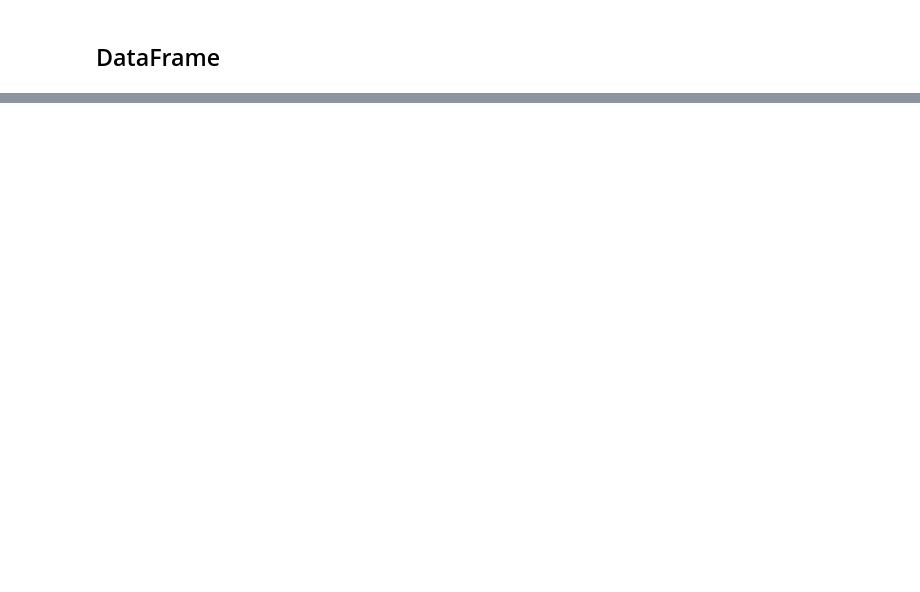
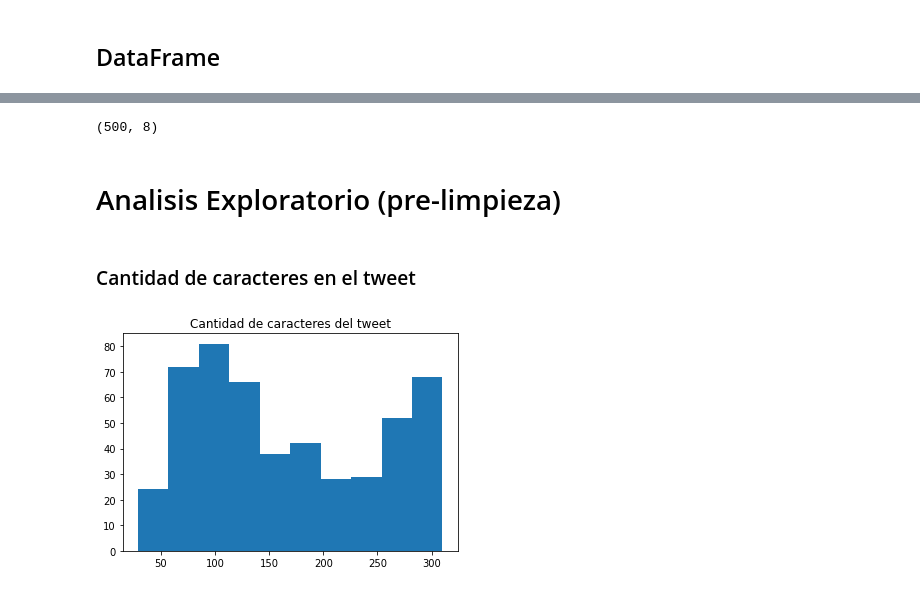
Before and after one commit to Requetetin/DS_Lab6, a Jupyter notebook: Lab6.ipynb, the cells around one changed output, grey strips where cells are left out. Cells and saved outputs as stored; diff of their text form; code cells hidden in the pictures; blank space fills up the shorter version.

```diff
--- a/Lab6.ipynb
+++ b/Lab6.ipynb
@@ -2,0 +1,18 @@ import tweepy as tw
+# %%
+import tweepy as tw
+import pandas as pd
+import matplotlib.pyplot as plt
+import seaborn as sns
+import numpy as np
+import nltk
+import re
+
+from nltk.corpus import stopwords
+from nltk.util import ngrams
+from collections import defaultdict
+from collections import  Counter
+from sklearn.feature_extraction.text import CountVectorizer
+from nltk.sentiment import SentimentIntensityAnalyzer
+nltk.download(['stopwords', 'punkt', 'names', 'vader_lexicon'] )
+plt.style.use('ggplot')
+stop=set(stopwords.words('english'))
@@ -71,0 +114,15 @@ tweets_df.head()
+# %%
+tweets_df.shape
+# %% [output]
+(500, 8)
+# %% [markdown]
+# Analisis Exploratorio (pre-limpieza)
+# %% [markdown]
+### Cantidad de caracteres en el tweet
+# %%
+tweet_length = tweets_df['text'].str.len()
+plt.hist(tweet_length)
+plt.title('Cantidad de caracteres del tweet')
+plt.show()
+# %% [output]
+[figure, added]
```
Also changed, not shown: parts of 68 cells of this notebook.
